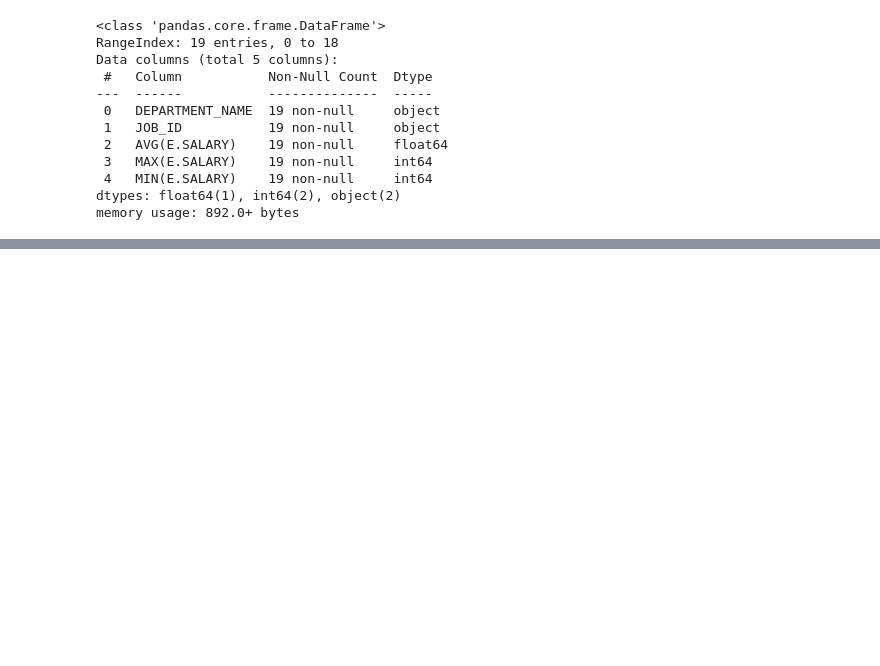
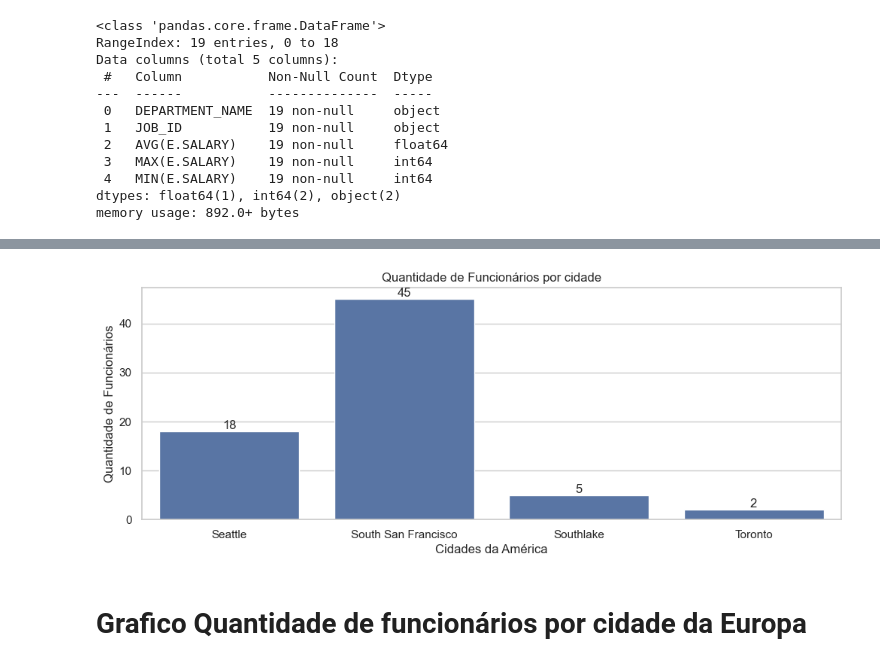
Before and after one commit to Marcos-Bhering/projeto_final_MarcosBhering, a Jupyter notebook: analise.ipynb, the cells around one changed output, grey strips where cells are left out. Saved outputs shown, nothing was run; the diff lists cells and outputs as text; code cells hidden in the pictures; blank space fills up the shorter version.

```diff
--- a/analise.ipynb
+++ b/analise.ipynb
@@ -52,0 +126,24 @@ plt.show()
+# %%
+# Filtrar apenas registros da América
+data_america = data2[data2['REGION_NAME'] == 'Americas']
+
+plt.figure(figsize=(12, 4))
+ax = sns.barplot(
+    data=data_america, # fique atento para trocar o data2 por data_america
+    x='CITY',
+    y='QTD_FUNCIONARIO',
+    errorbar=None
+)
+plt.title('Quantidade de Funcionários por cidade')
+plt.xlabel('Cidades da América')
+plt.ylabel('Quantidade de Funcionários')
+
+# Adicionando rótulos em cada barra
+for container in ax.containers:
+    ax.bar_label(container, fmt='%d', label_type='edge')
+
+plt.show()
+# %% [output]
+[figure, added]
+# %% [markdown]
+# Grafico Quantidade de funcionários por cidade da Europa
```
Also changed, not shown: parts of 19 cells of this notebook.
